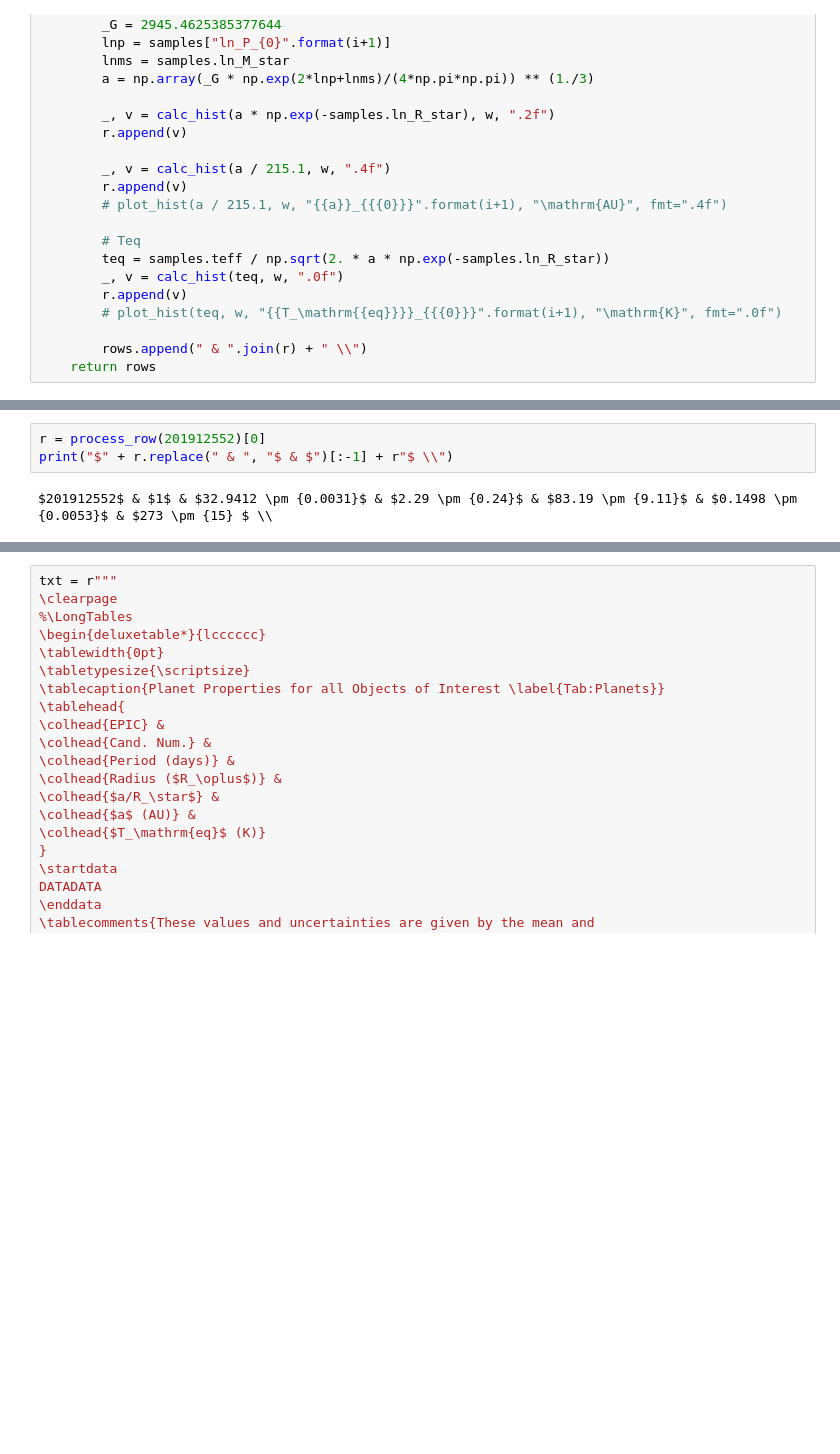
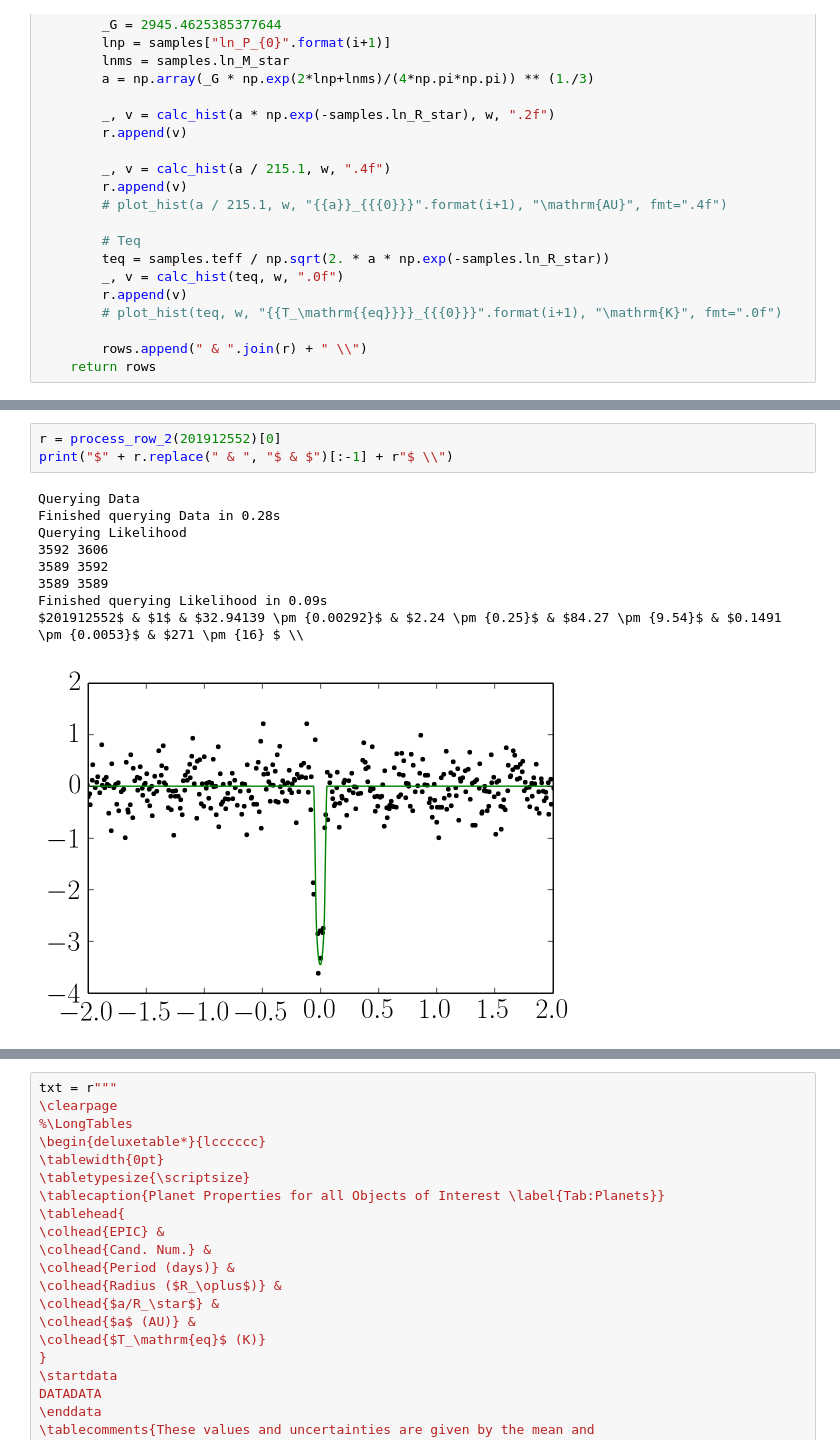
Before and after one commit to benmontet/k2-characterization, a Jupyter notebook: planet_properties.ipynb, the cells around one changed output, grey strips where cells are left out. Saved outputs shown, nothing was run; the diff lists cells and outputs as text; blank space fills up the shorter version.

```diff
--- a/planet_properties.ipynb
+++ b/planet_properties.ipynb
@@ -173,6 +308,14 @@ def process_row(epic):
 # %%
-r = process_row(201912552)[0]
+r = process_row_2(201912552)[0]
 print("$" + r.replace(" & ", "$ & $")[:-1] + r"$ \\")
 # %% [output]
-$201912552$ & $1$ & $32.9412 \pm {0.0031}$ & $2.29 \pm {0.24}$ & $83.19 \pm {9.11}$ & $0.1498 \pm {0.0053}$ & $273 \pm {15} $ \\
+Querying Data
+Finished querying Data in 0.28s
+Querying Likelihood
+3592 3606
+3589 3592
+3589 3589
+Finished querying Likelihood in 0.09s
+$201912552$ & $1$ & $32.94139 \pm {0.00292}$ & $2.24 \pm {0.25}$ & $84.27 \pm {9.54}$ & $0.1491 \pm {0.0053}$ & $271 \pm {16} $ \\
+[figure, added]
 # %%
```
Also changed, not shown: parts of 4 cells of this notebook, 1 other file.
